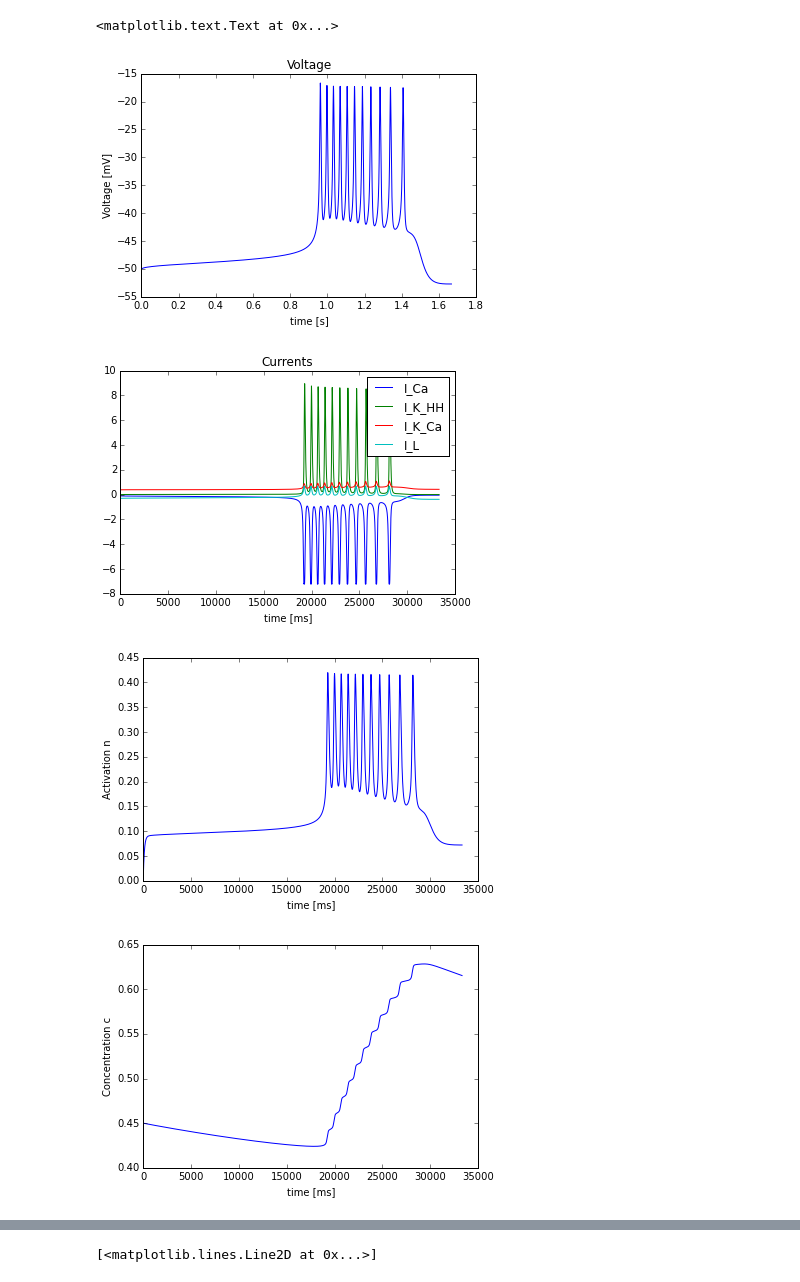
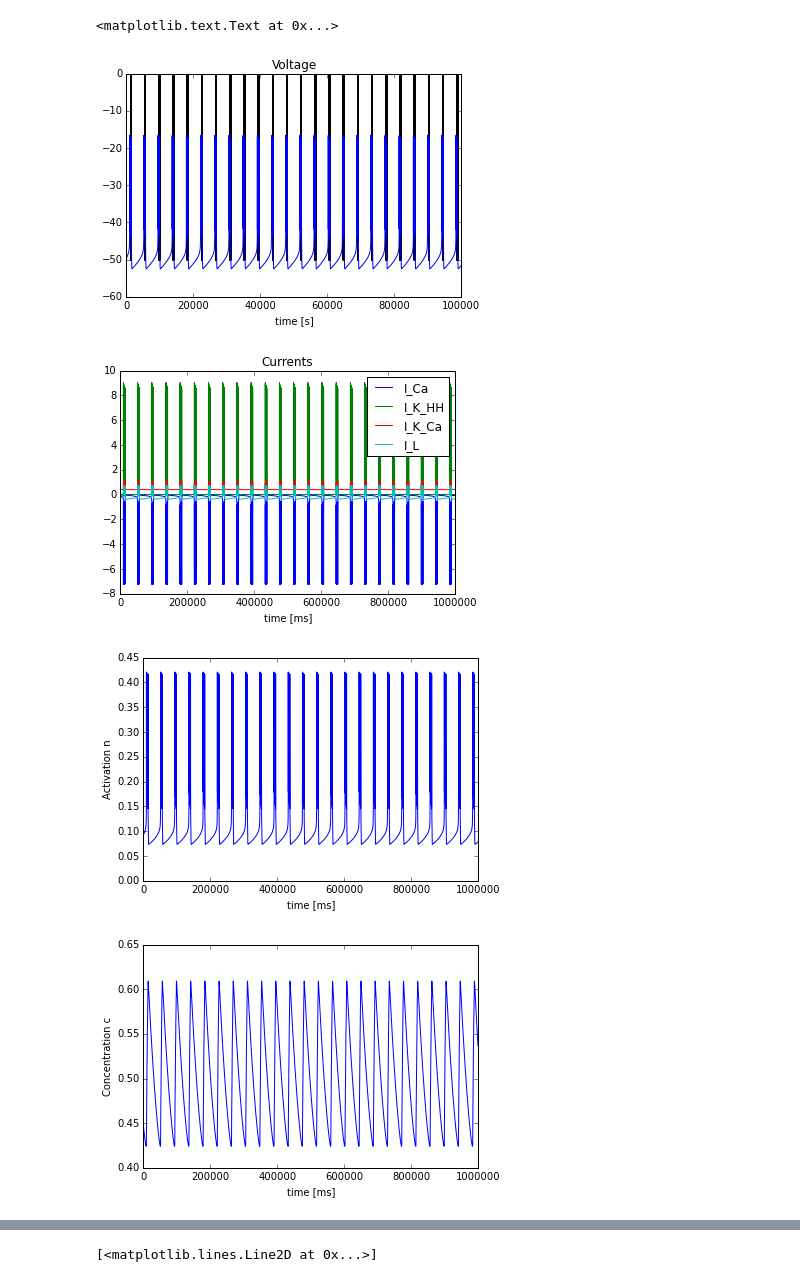
Before and after one commit to hcamalan/Bursting, a Jupyter notebook: [CLASSIFIED] Project Bursting.ipynb, the cells around one changed output, grey strips where cells are left out. Saved outputs shown, nothing was run; the diff lists cells and outputs as text; code cells hidden in the pictures.

Commit message:
ISI histogramm
plots need some refining

```diff
--- a/[CLASSIFIED] Project Bursting.ipynb
+++ b/[CLASSIFIED] Project Bursting.ipynb
@@ -132,9 +132,9 @@ def I_Ca(V):
 volt_init = -50
 n_init = 0
 c_init = 0.45
-dt = 0.05
-time_in_seconds = 5
-t_range = np.array([0,time_in_seconds*1000.0/dt])
+dt = 0.1
+time_in_seconds = 100
+t_range = np.array([0,time_in_seconds*1000.0])
 
 
 t, n, c, current, volt = euler(voltage_ode, volt_init, n_ode, concentration_ode, n_init, c_init, [I_Ca, I_K_HH, I_K_Ca, I_L], t_range, dt)
@@ -145,3 +145,11 @@ def compute_fr(volt,threshold):
     spike_idc = np.logical_and(volt_below_thr, np.roll(volt_above_thr,-1))
     nspikes = np.sum(spike_idc)
     return nspikes, spike_idc
+
+nspikes, spike_idc = compute_fr(volt,-20)
+print spike_idc
+
+nspikes, spike_idc = compute_fr(volt,-20)
+plt.figure()
+timeWindow = np.arange(int(time_in_seconds*1000/dt))
+plt.plot(spike_idc)
@@ -148,27 +160,27 @@ def compute_fr(volt,threshold):
 # %%
-timeWindow = np.arange(int(time_in_seconds*1000/(dt*3)))
-plt.plot(timeWindow/1000.0*dt,volt[timeWindow])
+timeWindow = np.arange(int(time_in_seconds*1000/(dt)))
+plt.plot(t,volt)
+plt.vlines(t[spike_idc],-50,0)
 ax = plt.gca()
 ax.ticklabel_format(useOffset = 0)
 plt.title('Voltage')
 plt.xlabel('time [s]')
-plt.ylabel('Voltage [mV]')
 plt.figure()
 plt.plot(timeWindow,current[:,timeWindow].T)
 plt.xlabel('time [ms]')
 plt.legend(['I_Ca', 'I_K_HH', 'I_K_Ca', 'I_L'])
 plt.title('Currents')
 plt.figure()
 plt.plot(timeWindow,n[timeWindow])
 plt.xlabel('time [ms]')
 plt.ylabel('Activation n')
 plt.figure()
 plt.plot(timeWindow,c[timeWindow])
 plt.xlabel('time [ms]')
 plt.ylabel('Concentration c')
 # %% [output]
 <matplotlib.text.Text at 0x...>
-[figure, old version]
+[figure, new version]
-[figure, old version]
+[figure, new version]
-[figure, old version]
+[figure, new version]
-[figure, old version]
+[figure, new version]
```
Also changed, not shown: parts of 4 cells of this notebook.
